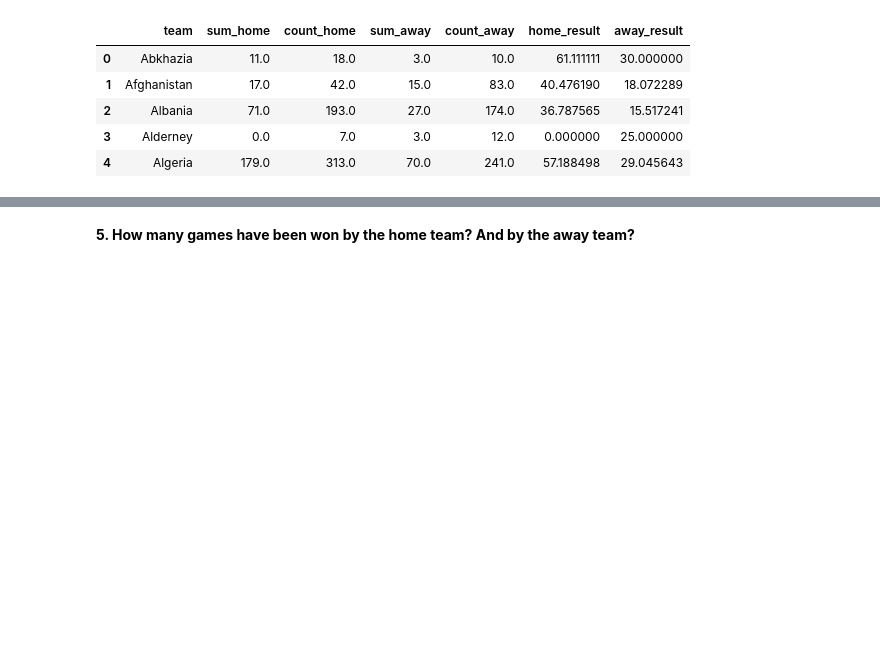
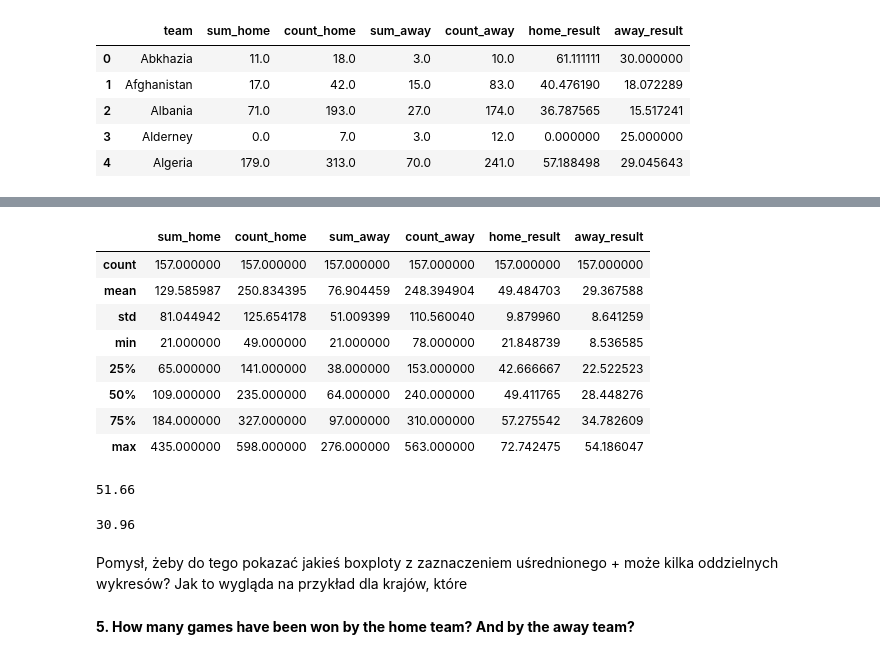
Before and after one commit to katarzynaadamczyk/data_analysis, a Jupyter notebook: soccer/notebook.ipynb, the cells around one changed output, grey strips where cells are left out. Saved outputs shown, nothing was run; the diff lists cells and outputs as text; code cells hidden in the pictures; blank space fills up the shorter version.

```diff
--- a/soccer/notebook.ipynb
+++ b/soccer/notebook.ipynb
@@ -613,2 +643,28 @@ home_and_away_table.head()
+# %%
+home_and_away_table_without_outliers.describe()
+# %% [output]
+|  | sum_home | count_home | sum_away | count_away | home_result | away_result |
+| count | 157.000000 | 157.000000 | 157.000000 | 157.000000 | 157.000000 | 157.000000 |
+| mean | 129.585987 | 250.834395 | 76.904459 | 248.394904 | 49.484703 | 29.367588 |
+| std | 81.044942 | 125.654178 | 51.009399 | 110.560040 | 9.879960 | 8.641259 |
+| min | 21.000000 | 49.000000 | 21.000000 | 78.000000 | 21.848739 | 8.536585 |
+| 25% | 65.000000 | 141.000000 | 38.000000 | 153.000000 | 42.666667 | 22.522523 |
+| 50% | 109.000000 | 235.000000 | 64.000000 | 240.000000 | 49.411765 | 28.448276 |
+| 75% | 184.000000 | 327.000000 | 97.000000 | 310.000000 | 57.275542 | 34.782609 |
+| max | 435.000000 | 598.000000 | 276.000000 | 563.000000 | 72.742475 | 54.186047 |
+# %%
+general_home_win_score_without_outliers =  round(sum(home_and_away_table_without_outliers['sum_home']) \
+                                                 / sum(home_and_away_table_without_outliers['count_home']) * 100, 2)
+general_home_win_score_without_outliers
+# %% [output]
+51.66
+# %%
+general_away_win_score_without_outliers =  round(sum(home_and_away_table_without_outliers['sum_away']) \
+                                                 / sum(home_and_away_table_without_outliers['count_away']) * 100, 2)
+general_away_win_score_without_outliers
+# %% [output]
+30.96
+# %% [markdown]
+Pomysł, żeby do tego pokazać jakieś boxploty z zaznaczeniem uśrednionego + może kilka oddzielnych wykresów? Jak to wygląda na przykład dla krajów, które
 # %% [markdown]
 **5. How many games have been won by the home team? And by the away team?**
```
Also changed, not shown: parts of 5 cells of this notebook.
